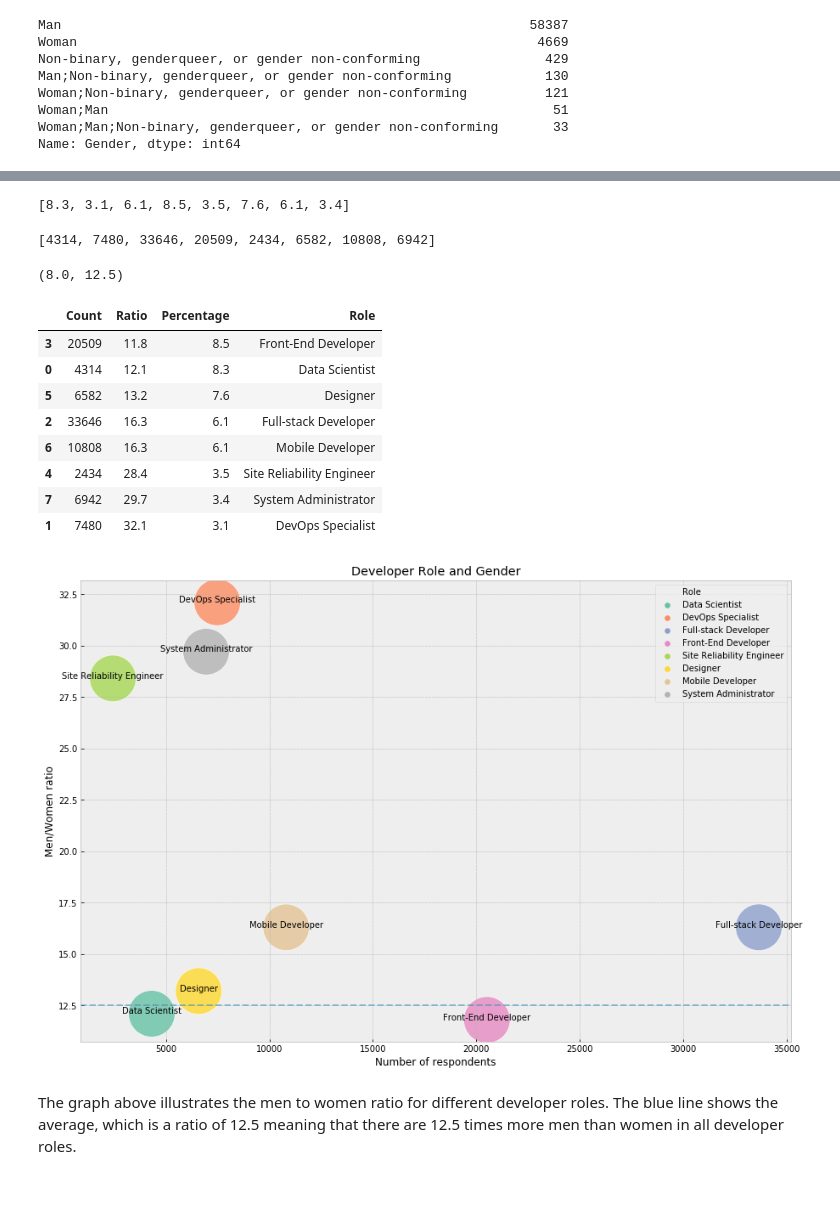
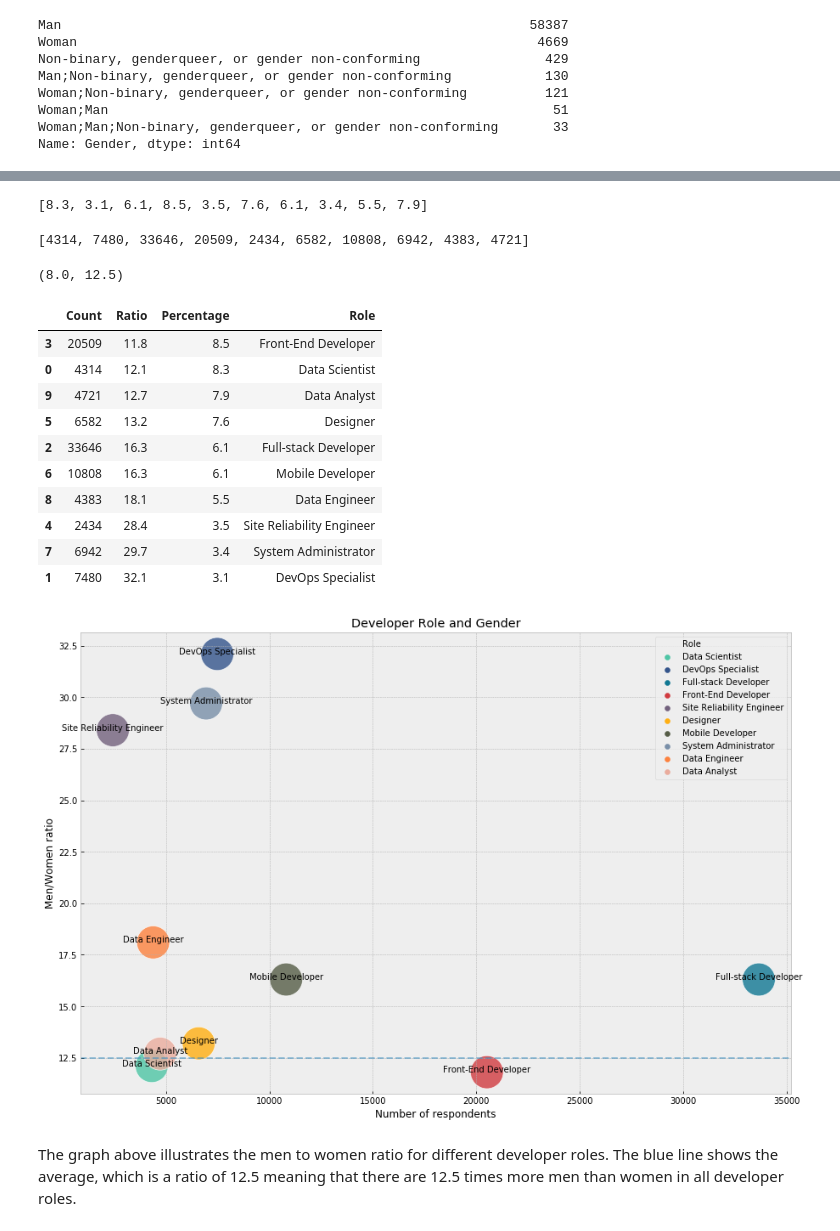
Before and after one commit to leedah/data-scientists-stackoverflow-analysis, a Jupyter notebook: Stackoverflow 2019 Survey.ipynb, the cells around one changed output, grey strips where cells are left out. Drawn from its saved outputs; the diff is of its cells as text; code cells hidden in the pictures; blank space fills up the shorter version.

```diff
--- a/Stackoverflow 2019 Survey.ipynb
+++ b/Stackoverflow 2019 Survey.ipynb
@@ -279,3 +278,9 @@ df_da = df[df['DevType'].str.contains("analyst",na=False)]
 df_da.shape
 # %% [output]
 (4721, 84)
+# %%
+# Set custom palette with Pantone colors of the year because
+
+palette = ['#4ec5a5','#34558b','#117893','#d13b40','#72617d', '#ffaf12','#565d47', '#798fa8','#fd823e',
+           '#eaac9d','#f0daa4','#a2553a', '#b49c73']
+sns.palplot(sns.color_palette(palette))
@@ -539,9 +546,10 @@ df_qa = df[df['DevType'].str.contains("QA",na=False)]
 
 
 # Choose some to plot in order to compare
-dev_dataframes = [df_ds, df_devops, df_fullstack, df_frontend , df_sre, df_designer, df_mobile, df_sysad]
+dev_dataframes = [df_ds, df_devops, df_fullstack, df_frontend , df_sre, df_designer, df_mobile, df_sysad, df_deng, df_da]
 dev_roles = ["Data Scientist", "DevOps Specialist", "Full-stack Developer", "Front-End Developer",
-            "Site Reliability Engineer", "Designer", "Mobile Developer", "System Administrator"]
+            "Site Reliability Engineer", "Designer", "Mobile Developer", "System Administrator",
+            "Data Engineer", "Data Analyst"]
 # %%
 devtype_df
 # %% [output]
@@ -610,7 +618,7 @@ for d in dev_dataframes:
 
 gender_percentage
 # %% [output]
-[8.3, 3.1, 6.1, 8.5, 3.5, 7.6, 6.1, 3.4]
+[8.3, 3.1, 6.1, 8.5, 3.5, 7.6, 6.1, 3.4, 5.5, 7.9]
 # %%
 # Get count of different developer roles
 dev_count = []
@@ -620,7 +628,7 @@ for d in dev_dataframes:
 
 dev_count
 # %% [output]
-[4314, 7480, 33646, 20509, 2434, 6582, 10808, 6942]
+[4314, 7480, 33646, 20509, 2434, 6582, 10808, 6942, 4383, 4721]
 # %%
 p, all_ratio
 # %% [output]
@@ -640,29 +648,32 @@ gender_df.sort_values('Ratio')
 |  | Count | Ratio | Percentage | Role |
 | 3 | 20509 | 11.8 | 8.5 | Front-End Developer |
 | 0 | 4314 | 12.1 | 8.3 | Data Scientist |
+| 9 | 4721 | 12.7 | 7.9 | Data Analyst |
 | 5 | 6582 | 13.2 | 7.6 | Designer |
 | 2 | 33646 | 16.3 | 6.1 | Full-stack Developer |
 | 6 | 10808 | 16.3 | 6.1 | Mobile Developer |
+| 8 | 4383 | 18.1 | 5.5 | Data Engineer |
 | 4 | 2434 | 28.4 | 3.5 | Site Reliability Engineer |
 | 7 | 6942 | 29.7 | 3.4 | System Administrator |
 | 1 | 7480 | 32.1 | 3.1 | DevOps Specialist |
 # %%
 # Create scatter plot of ratio men to women for different developer roles
 
 plt.figure(figsize = (15,10))
 
-ax = sns.scatterplot(gender_df.Count, gender_df.Ratio, alpha = 0.8, hue=gender_df.Role, s=3000, palette="Set2")
+ax = sns.scatterplot(gender_df.Count, gender_df.Ratio, alpha = 0.8,
+                     hue=gender_df.Role, s=1500, palette=sns.color_palette(palette,gender_df.shape[0]))
 
 ax.set(xlabel='Number of respondents', ylabel='Men/Women ratio', title='Developer Role and Gender')
 
 # Create a line to show the average ratio
 ax.axhline(all_ratio, ls='--', alpha=0.5)
 
 # For each point, we add a text inside the bubble
 for line in range(0, gender_df.shape[0]):
      ax.text(gender_df.Count[line], gender_df.Ratio[line], gender_df.Role[line], horizontalalignment='center')
 # %% [output]
-[figure, old version]
+[figure, new version]
 # %% [markdown]
 The graph above illustrates the men to women ratio for different developer roles. The blue line shows the average, which is a ratio of 12.5 meaning that there are 12.5 times more men than women in all developer roles.
 # %% [markdown]
```
Also changed, not shown: parts of 37 cells of this notebook.
